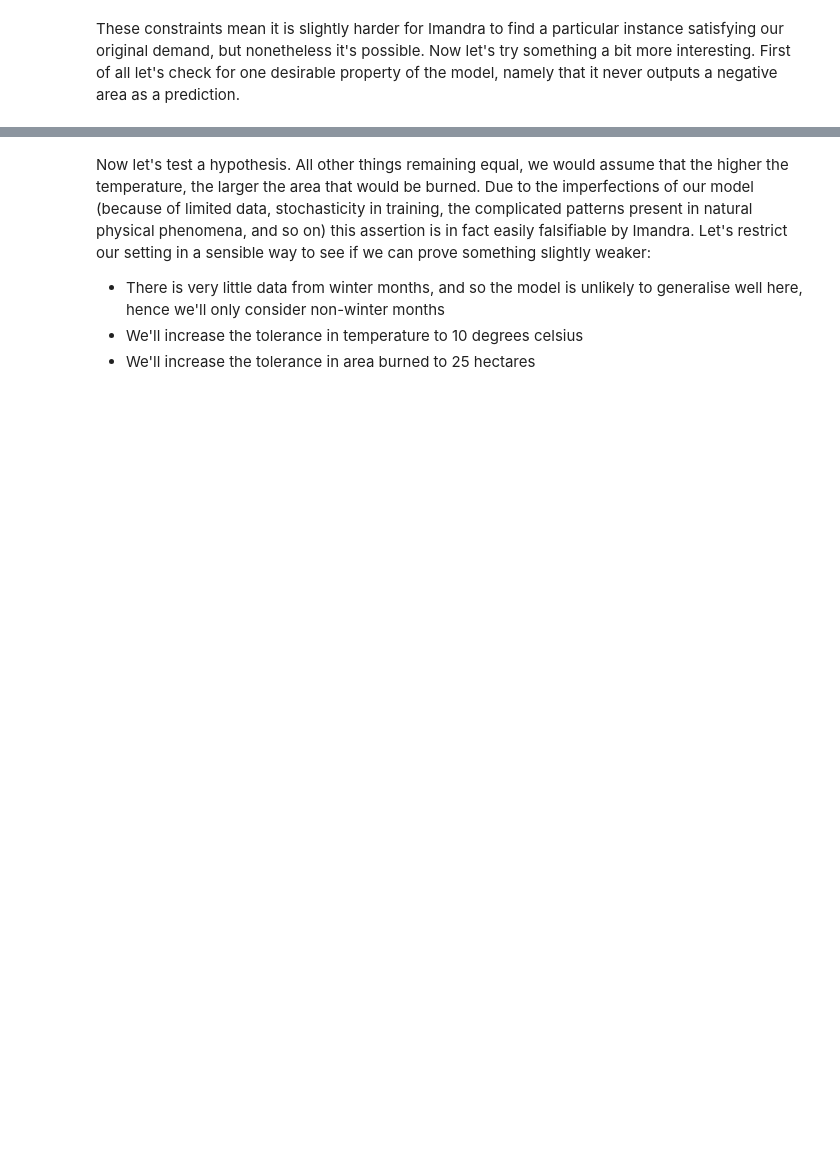
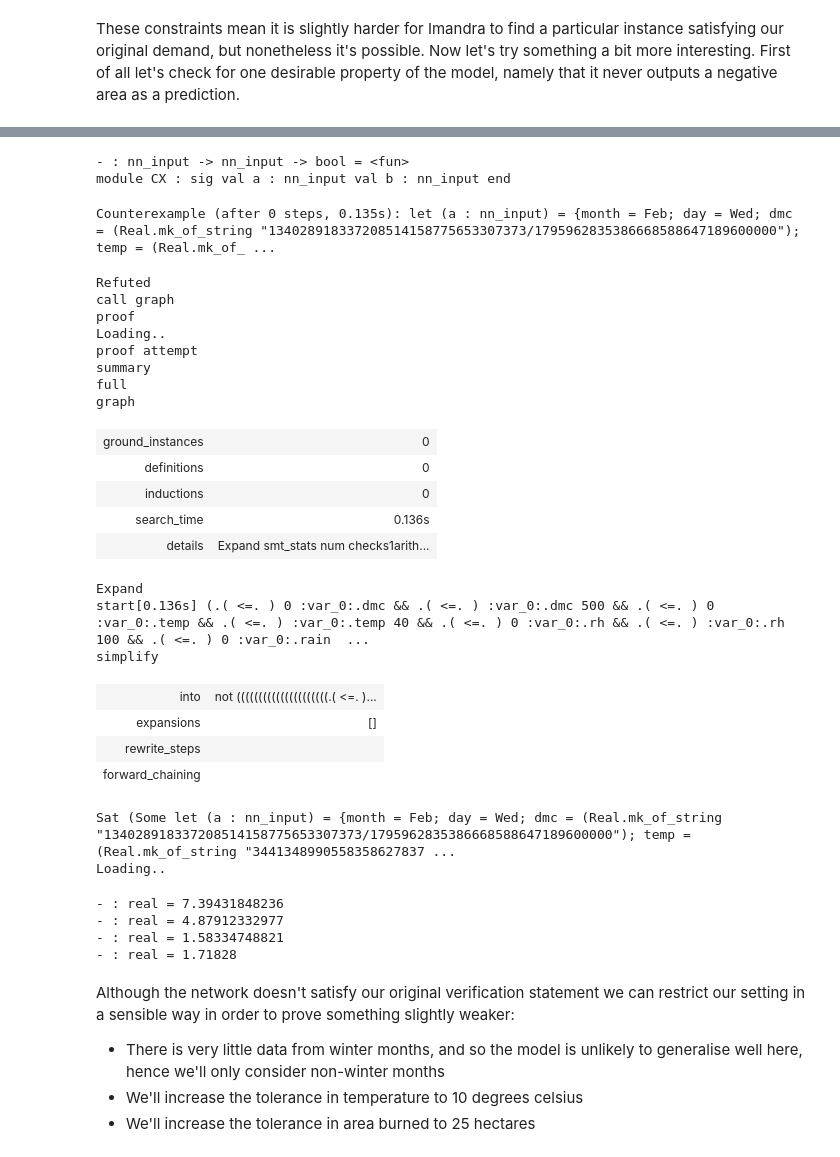
Before and after one commit to imandra-ai/imandra-stats-experiments, a Jupyter notebook: supervised_learning/supervised_learning.ipynb, the cells around one changed output, grey strips where cells are left out. Saved outputs shown, nothing was run; the diff lists cells and outputs as text; code cells hidden in the pictures; blank space fills up the shorter version.

```diff
--- a/supervised_learning/supervised_learning.ipynb
+++ b/supervised_learning/supervised_learning.ipynb
@@ -660,6 +668,52 @@ Loading..
+# %%
+verify (fun a b ->
+        is_valid_nn a &&
+        is_valid_nn b &&
+        a.month = b.month &&
+        a.day = b.day &&
+        a.dmc = b.dmc &&
+        a.rh = b.rh &&
+        a.rain = b.rain &&
+        a.temp >=. b.temp ==>
+        nn_model a >=. nn_model b)
+# %% [output]
+- : nn_input -> nn_input -> bool = <fun>
+module CX : sig val a : nn_input val b : nn_input end
+Counterexample (after 0 steps, 0.135s): let (a : nn_input) = {month = Feb; day = Wed; dmc = (Real.mk_of_string "134028918337208514158775653307373/1795962835386668588647189600000"); temp = (Real.mk_of_ ...
+Refuted
+call graph
+proof
+Loading..
+proof attempt
+summary
+full
+graph
+| ground_instances | 0 |
+| definitions | 0 |
+| inductions | 0 |
+| search_time | 0.136s |
+| details | Expand smt_stats num checks1arith... |
+Expand
+start[0.136s] (.( <=. ) 0 :var_0:.dmc && .( <=. ) :var_0:.dmc 500 && .( <=. ) 0 :var_0:.temp && .( <=. ) :var_0:.temp 40 && .( <=. ) 0 :var_0:.rh && .( <=. ) :var_0:.rh 100 && .( <=. ) 0 :var_0:.rain  ...
+simplify
+| into | not (((((((((((((((((((((.( <=. )... |
+| expansions | [] |
+| rewrite_steps |  |
+| forward_chaining |  |
+Sat (Some let (a : nn_input) = {month = Feb; day = Wed; dmc = (Real.mk_of_string "134028918337208514158775653307373/1795962835386668588647189600000"); temp = (Real.mk_of_string "3441348990558358627837 ...
+Loading..
+# %%
+CX.a.temp;;
+CX.b.temp;;
+nn_model CX.a;;
+nn_model CX.b;;
+# %% [output]
+- : real = 7.39431848236
+- : real = 4.87912332977
+- : real = 1.58334748821
+- : real = 1.71828
 # %% [markdown]
-Now let's test a hypothesis. All other things remaining equal, we would assume that the higher the temperature, the larger the area that would be burned. Due to the imperfections of our model (because of limited data, stochasticity in training, the complicated patterns present in natural physical phenomena, and so on) this assertion is in fact easily falsifiable by Imandra. Let's restrict our setting in a sensible way to see if we can prove something slightly weaker:
-
+Although the network doesn't satisfy our original verification statement we can restrict our setting in a sensible way in order to prove something slightly weaker:
 * There is very little data from winter months, and so the model is unlikely to generalise well here, hence we'll only consider non-winter months
 * We'll increase the tolerance in temperature to 10 degrees celsius
 * We'll increase the tolerance in area burned to 25 hectares
```
Also changed, not shown: parts of 31 cells of this notebook.
